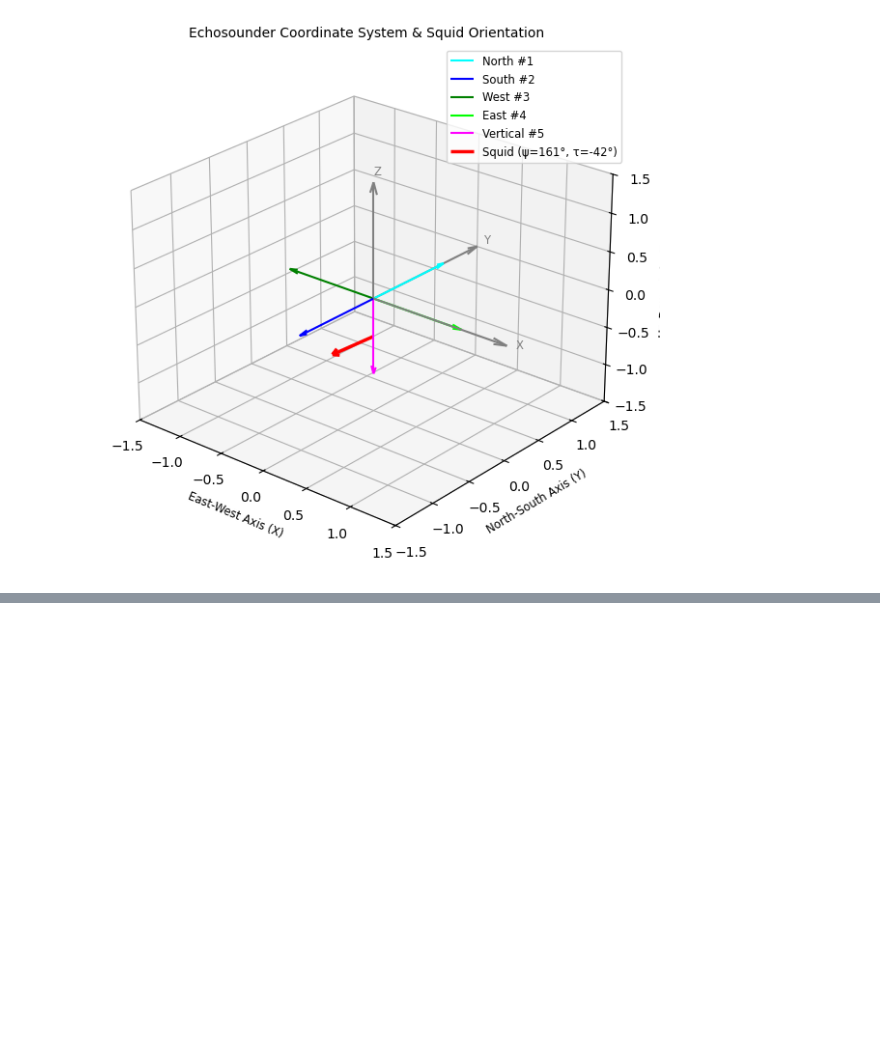
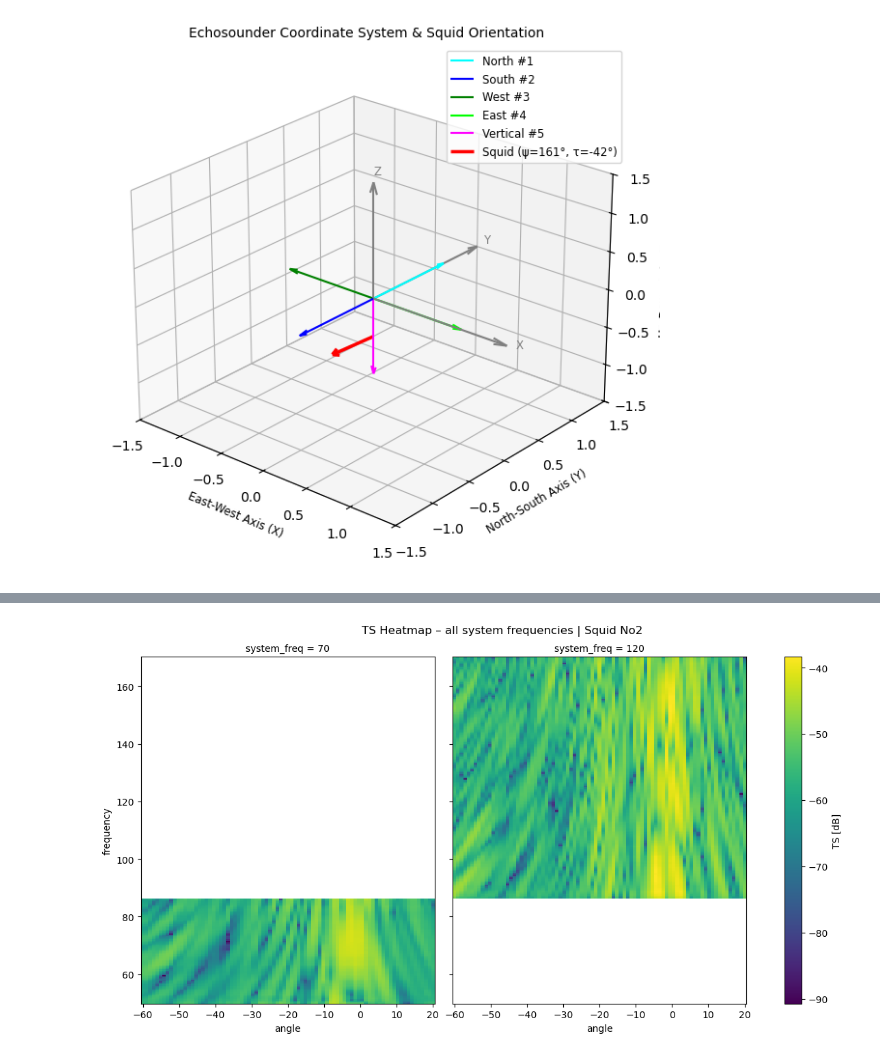
Before and after one commit to jfshanghai/5BTSS, a Jupyter notebook: processing.ipynb, the cells around one changed output, grey strips where cells are left out. Cells and saved outputs as stored; diff of their text form; code cells hidden in the pictures; blank space fills up the shorter version.

```diff
--- a/processing.ipynb
+++ b/processing.ipynb
@@ -429,0 +769,21 @@ AttributeError: 'SquidAngleGUI' object has no attribute 'tau_label'. Did you mea
+# %%
+# 1. 选取数据（保留 system_freq 维度）
+ts_all = (
+    ds['TS']
+    .sel(squid_id='No2')                       # 想看哪条鱿鱼
+    .sortby('angle')
+    .sortby('frequency')
+)
+
+g = ts_all.plot.imshow(
+    x='angle',
+    y='frequency',
+    col='system_freq',   # ← 按中心频率分面
+    col_wrap=2,          # 每行 2 个子图
+    figsize=(12, 6),
+    cmap='viridis'
+)
+g.fig.suptitle('TS Heatmap – all system frequencies | Squid No2', y=1.02)
+plt.show()
+# %% [output]
+[figure, added]
```
Also changed, not shown: parts of 32 cells of this notebook, 37 other files.
